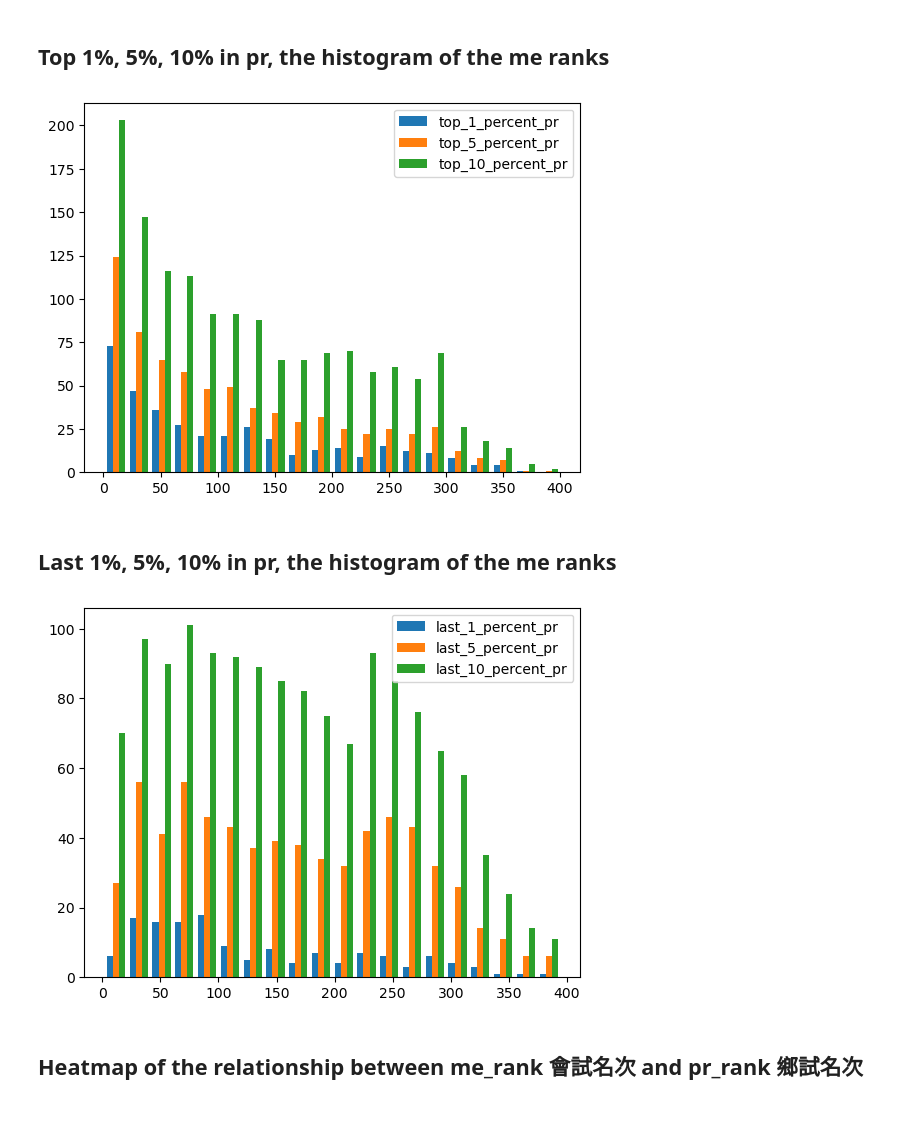
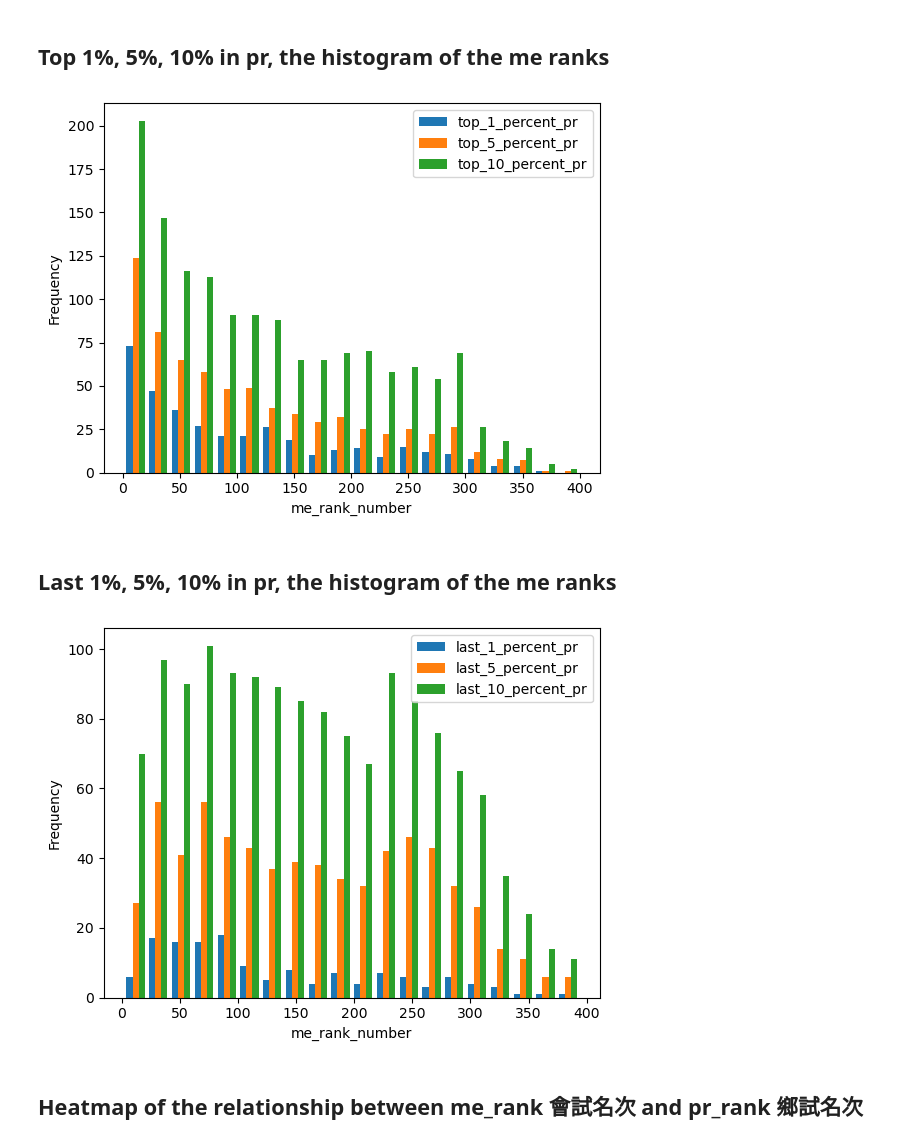
Before and after one commit to sudoghut/ming_provincial_metropolitan_palace_exam_rank_correlation, a Jupyter notebook: ming_provincial_metropolitan_palace_exam_rank_correlation.ipynb, the cells around one changed output. Drawn from its saved outputs; the diff is of its cells as text; code cells hidden in the pictures; blank space fills up the shorter version.

```diff
--- a/ming_provincial_metropolitan_palace_exam_rank_correlation.ipynb
+++ b/ming_provincial_metropolitan_palace_exam_rank_correlation.ipynb
@@ -326,23 +328,27 @@ top_10_percent_pr = input_data_df[input_data_df['pr_rank_number'] <= input_data_
 
 plt.hist([top_1_percent_pr['me_rank_number'], top_5_percent_pr['me_rank_number'], top_10_percent_pr['me_rank_number']], bins=20, label=['top_1_percent_pr', 'top_5_percent_pr', 'top_10_percent_pr'])
 plt.legend(loc='upper right')
+plt.xlabel('me_rank_number')
+plt.ylabel('Frequency')
 plt.show()
 # %% [output]
-[figure, old version]
+[figure, new version]
 # %% [markdown]
 ## Last 1%, 5%, 10% in pr, the histogram of the me ranks
 # %%
 last_1_percent_pr = input_data_df[input_data_df['pr_rank_number'] >= input_data_df['pr_rank_number'].quantile(0.99)]
 
 last_5_percent_pr = input_data_df[input_data_df['pr_rank_number'] >= input_data_df['pr_rank_number'].quantile(0.95)]
 
 last_10_percent_pr = input_data_df[input_data_df['pr_rank_number'] >= input_data_df['pr_rank_number'].quantile(0.9)]
 
 plt.hist([last_1_percent_pr['me_rank_number'], last_5_percent_pr['me_rank_number'], last_10_percent_pr['me_rank_number']], bins=20, label=['last_1_percent_pr', 'last_5_percent_pr', 'last_10_percent_pr'])
 plt.legend(loc='upper right')
+plt.xlabel('me_rank_number')
+plt.ylabel('Frequency')
 plt.show()
 # %% [output]
-[figure, old version]
+[figure, new version]
 # %% [markdown]
 ## Heatmap of the relationship between me_rank 會試名次 and pr_rank 鄉試名次
 # %%
```
Also changed, not shown: parts of 7 cells of this notebook, 1 other file.
